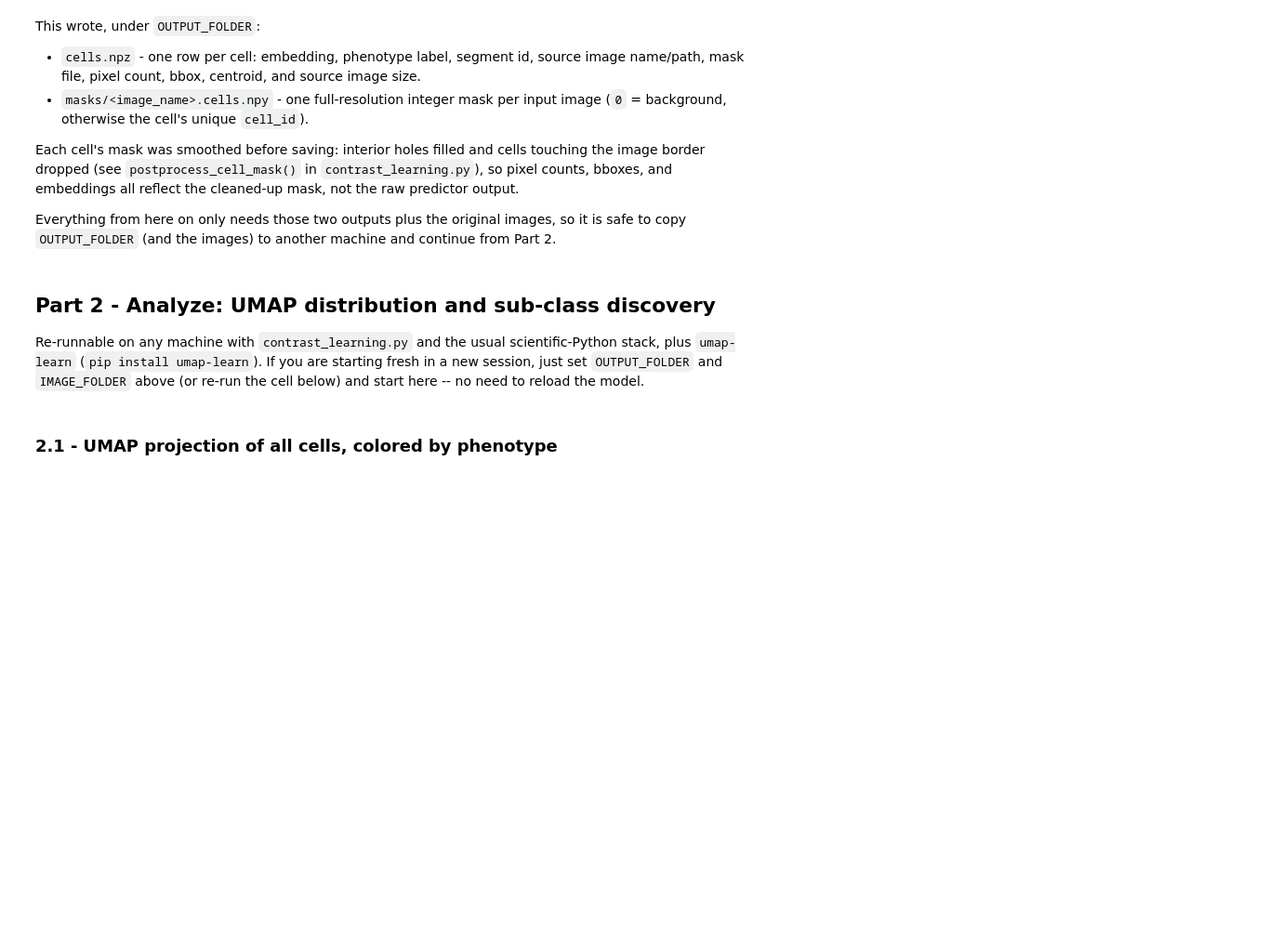
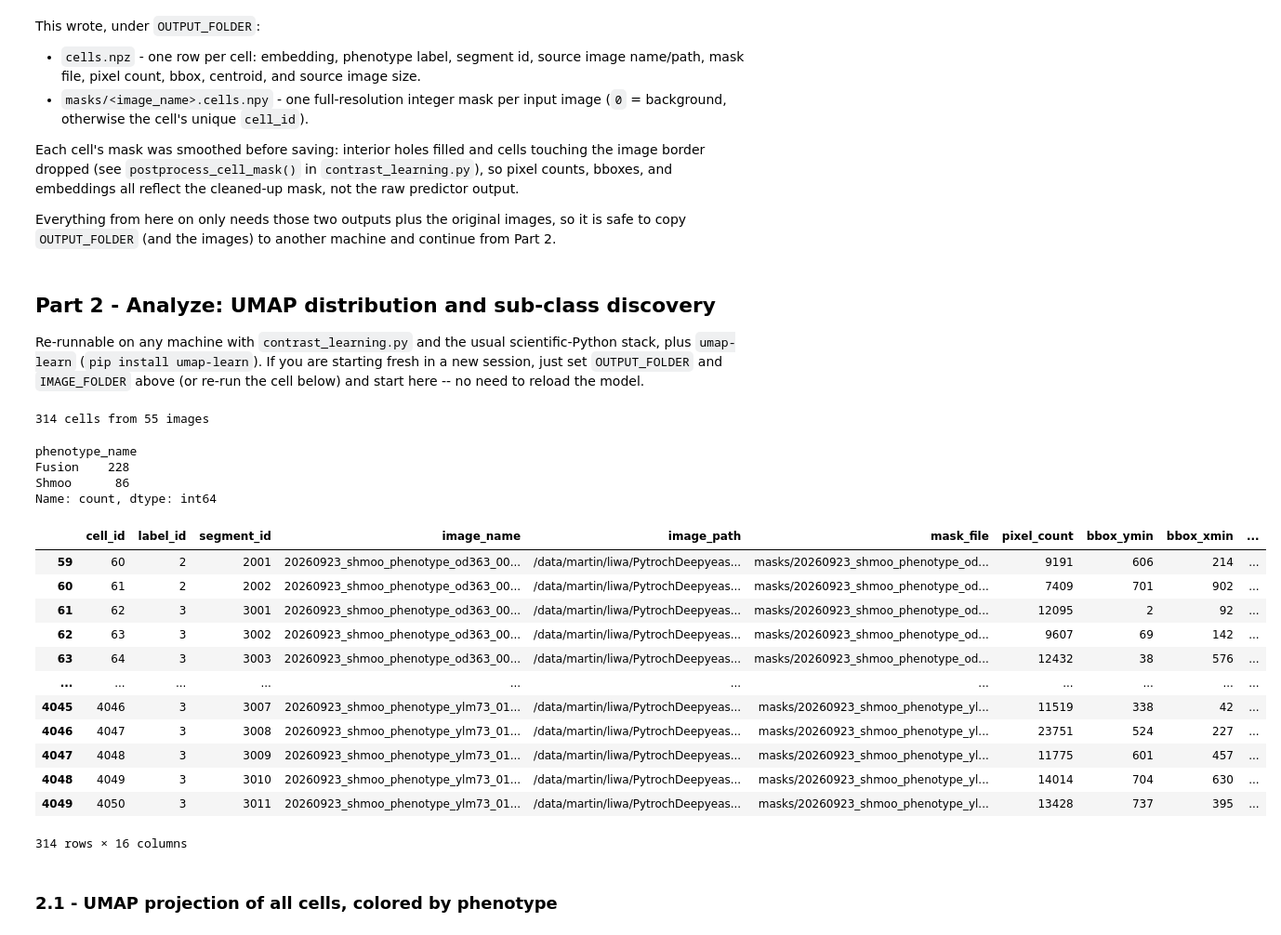
Before and after one commit to wanlanli/PytrochDeepyeast, a Jupyter notebook: contrast_learning.ipynb, the cells around one changed output. Shown at 93% size. Saved outputs shown, nothing was run; the diff lists cells and outputs as text; code cells hidden in the pictures; blank space fills up the shorter version.

```diff
--- a/contrast_learning.ipynb
+++ b/contrast_learning.ipynb
@@ -147,8 +169,35 @@ from contrast_learning import (
 
 table, embeddings = load_cell_table(OUTPUT_FOLDER)
 
+flag = (table["label_id"]>1)&(table["label_id"]<4)
+embeddings = embeddings[flag]
+table = table[flag]
+table["strain_type"] = table["image_name"].str.split("_").str[-3]
+
 print(f"{len(table)} cells from {table['image_name'].nunique()} images")
 table["phenotype_name"].value_counts()
+# %% [output]
+314 cells from 55 images
+phenotype_name
+Fusion    228
+Shmoo      86
+Name: count, dtype: int64
+# %%
+table
+# %% [output]
+|  | cell_id | label_id | segment_id | image_name | image_path | mask_file | pixel_count | bbox_ymin | bbox_xmin | ... |
+| 59 | 60 | 2 | 2001 | 20260923_shmoo_phenotype_od363_00... | /data/martin/liwa/PytrochDeepyeas... | masks/20260923_shmoo_phenotype_od... | 9191 | 606 | 214 | ... |
+| 60 | 61 | 2 | 2002 | 20260923_shmoo_phenotype_od363_00... | /data/martin/liwa/PytrochDeepyeas... | masks/20260923_shmoo_phenotype_od... | 7409 | 701 | 902 | ... |
+| 61 | 62 | 3 | 3001 | 20260923_shmoo_phenotype_od363_00... | /data/martin/liwa/PytrochDeepyeas... | masks/20260923_shmoo_phenotype_od... | 12095 | 2 | 92 | ... |
+| 62 | 63 | 3 | 3002 | 20260923_shmoo_phenotype_od363_00... | /data/martin/liwa/PytrochDeepyeas... | masks/20260923_shmoo_phenotype_od... | 9607 | 69 | 142 | ... |
+| 63 | 64 | 3 | 3003 | 20260923_shmoo_phenotype_od363_00... | /data/martin/liwa/PytrochDeepyeas... | masks/20260923_shmoo_phenotype_od... | 12432 | 38 | 576 | ... |
+| ... | ... | ... | ... | ... | ... | ... | ... | ... | ... | ... |
+| 4045 | 4046 | 3 | 3007 | 20260923_shmoo_phenotype_ylm73_01... | /data/martin/liwa/PytrochDeepyeas... | masks/20260923_shmoo_phenotype_yl... | 11519 | 338 | 42 | ... |
+| 4046 | 4047 | 3 | 3008 | 20260923_shmoo_phenotype_ylm73_01... | /data/martin/liwa/PytrochDeepyeas... | masks/20260923_shmoo_phenotype_yl... | 23751 | 524 | 227 | ... |
+| 4047 | 4048 | 3 | 3009 | 20260923_shmoo_phenotype_ylm73_01... | /data/martin/liwa/PytrochDeepyeas... | masks/20260923_shmoo_phenotype_yl... | 11775 | 601 | 457 | ... |
+| 4048 | 4049 | 3 | 3010 | 20260923_shmoo_phenotype_ylm73_01... | /data/martin/liwa/PytrochDeepyeas... | masks/20260923_shmoo_phenotype_yl... | 14014 | 704 | 630 | ... |
+| 4049 | 4050 | 3 | 3011 | 20260923_shmoo_phenotype_ylm73_01... | /data/martin/liwa/PytrochDeepyeas... | masks/20260923_shmoo_phenotype_yl... | 13428 | 737 | 395 | ... |
+314 rows × 16 columns
 # %% [markdown]
 ### 2.1 - UMAP projection of all cells, colored by phenotype
 # %%
```
Also changed, not shown: parts of 10 cells of this notebook, 3 other files.
